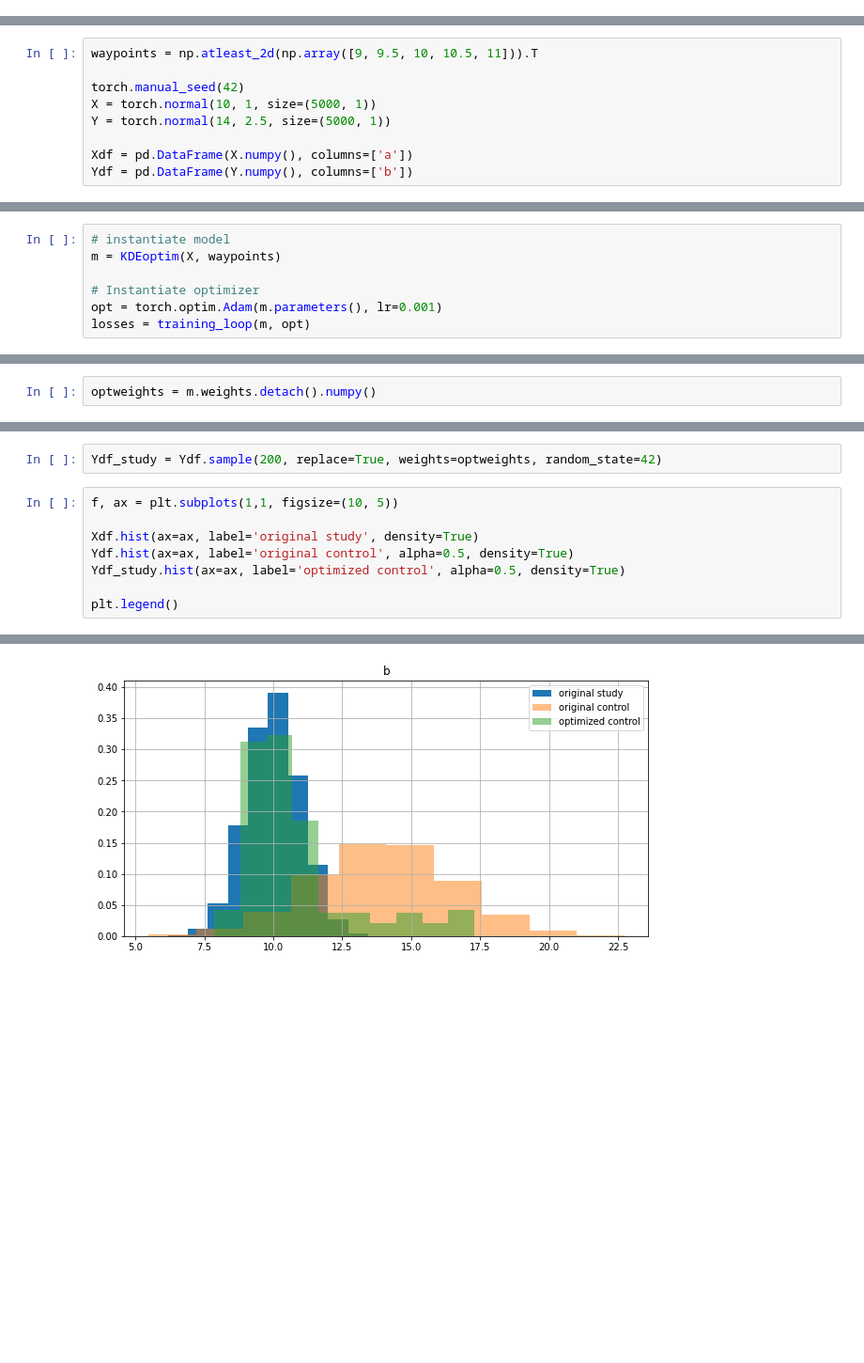
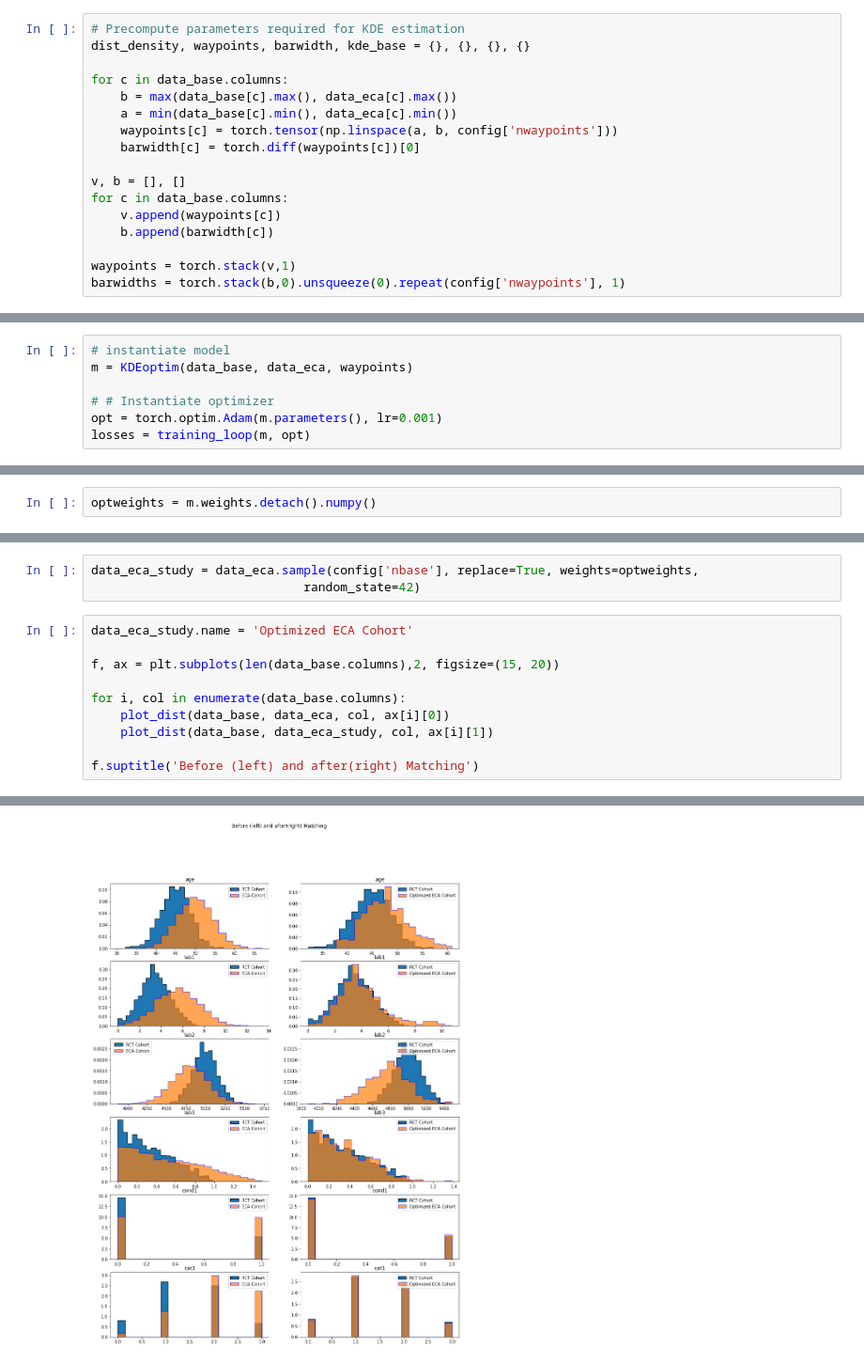
Before and after one commit to csrinesh/balance_cohort, a Jupyter notebook: Pytorch-towards-wp.ipynb, the cells around one changed output, grey strips where cells are left out. Shown at 94% size. Cells and saved outputs as stored; diff of their text form; blank space fills up the shorter version.

```diff
--- a/Pytorch-towards-wp.ipynb
+++ b/Pytorch-towards-wp.ipynb
@@ -31,3 +132,20 @@ def plot_dist(data1, data2, col, ax=None):
+# %%
+# Precompute parameters required for KDE estimation
+dist_density, waypoints, barwidth, kde_base = {}, {}, {}, {}
+
+for c in data_base.columns:
+    b = max(data_base[c].max(), data_eca[c].max())
+    a = min(data_base[c].min(), data_eca[c].min())
+    waypoints[c] = torch.tensor(np.linspace(a, b, config['nwaypoints']))
+    barwidth[c] = torch.diff(waypoints[c])[0]
+
+v, b = [], []
+for c in data_base.columns:
+    v.append(waypoints[c])
+    b.append(barwidth[c])
+
+waypoints = torch.stack(v,1)
+barwidths = torch.stack(b,0).unsqueeze(0).repeat(config['nwaypoints'], 1)
 # %%
 import torch
 from torch.distributions import Normal
@@ -124,9 +239,0 @@ def training_loop(model, optimizer, n=50):
-# %%
-waypoints = np.atleast_2d(np.array([9, 9.5, 10, 10.5, 11])).T
-
-torch.manual_seed(42)
-X = torch.normal(10, 1, size=(5000, 1))
-Y = torch.normal(14, 2.5, size=(5000, 1))
-
-Xdf = pd.DataFrame(X.numpy(), columns=['a'])
-Ydf = pd.DataFrame(Y.numpy(), columns=['b'])
@@ -133,7 +262,7 @@ Ydf = pd.DataFrame(Y.numpy(), columns=['b'])
 # %%
 # instantiate model
-m = KDEoptim(X, waypoints)
+m = KDEoptim(data_base, data_eca, waypoints)
 
-# Instantiate optimizer
+# # Instantiate optimizer
 opt = torch.optim.Adam(m.parameters(), lr=0.001)
 losses = training_loop(m, opt)
@@ -148,11 +293,14 @@ plt.vlines(x=1/len(X), ymin=0, ymax=4000, color='black', linestyles='dashed')
 # %%
-Ydf_study = Ydf.sample(200, replace=True, weights=optweights, random_state=42)
+data_eca_study = data_eca.sample(config['nbase'], replace=True, weights=optweights,
+                             random_state=42)
 # %%
-f, ax = plt.subplots(1,1, figsize=(10, 5))
+data_eca_study.name = 'Optimized ECA Cohort'
 
-Xdf.hist(ax=ax, label='original study', density=True)
-Ydf.hist(ax=ax, label='original control', alpha=0.5, density=True)
-Ydf_study.hist(ax=ax, label='optimized control', alpha=0.5, density=True)
+f, ax = plt.subplots(len(data_base.columns),2, figsize=(15, 20))
 
-plt.legend()
+for i, col in enumerate(data_base.columns):
+    plot_dist(data_base, data_eca, col, ax[i][0])
+    plot_dist(data_base, data_eca_study, col, ax[i][1])
+
+f.suptitle('Before (left) and after(right) Matching')
 # %% [output]
@@ -160 +308 @@ plt.legend()
-[figure, old version]
+[figure, new version]
```
Also changed, not shown: parts of 17 cells of this notebook.
